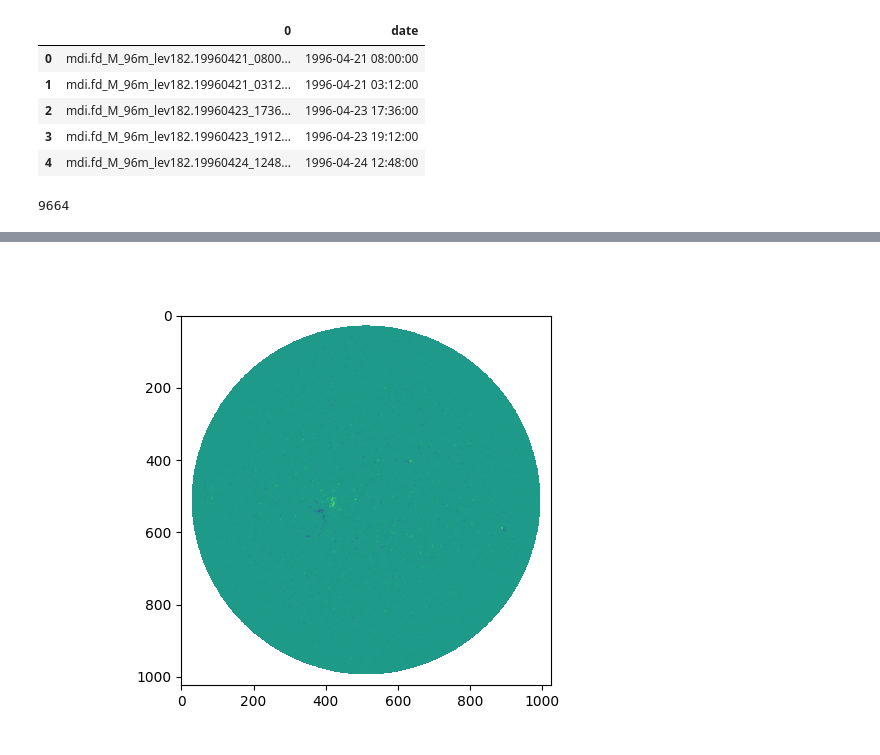
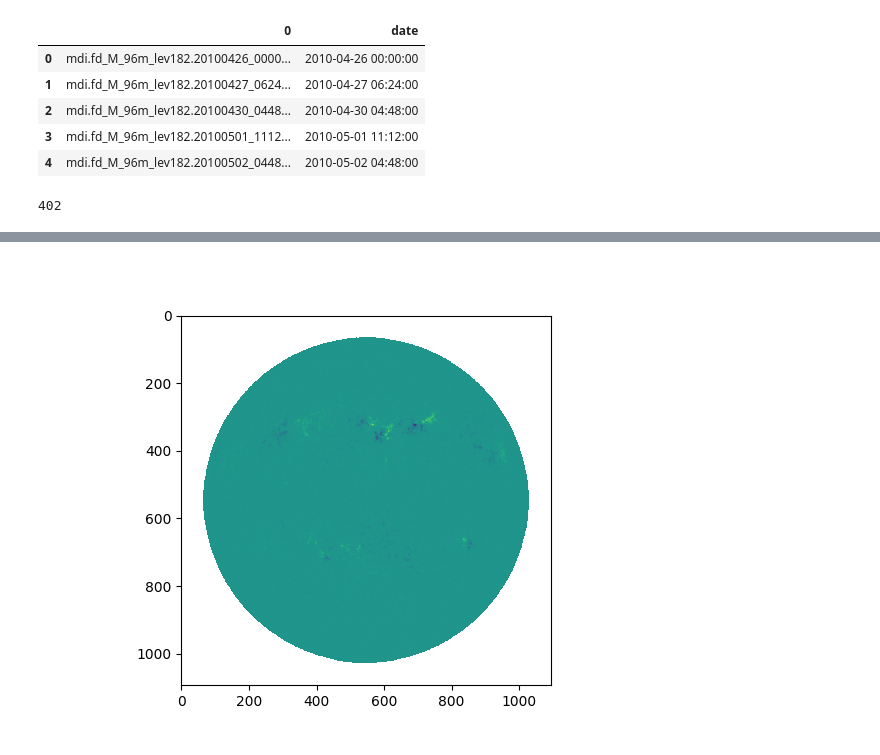
Before and after one commit to a11isonliu/contrastive-unpaired-translation, a Jupyter notebook: datasets/mdi2hmi/data_expl.ipynb, the cells around one changed output, grey strips where cells are left out. Saved outputs shown, nothing was run; the diff lists cells and outputs as text; code cells hidden in the pictures.

```diff
--- a/datasets/mdi2hmi/data_expl.ipynb
+++ b/datasets/mdi2hmi/data_expl.ipynb
@@ -8,7 +8,7 @@ import matplotlib.animation as animation
 # %%
 file_savepath = '/media/faraday/magnetograms_fd/'
 ds = 'mdi2hmi_small'
-trainA_path = './' + ds + '/trainA.csv'
+trainA_path = './' + ds + '/testA.csv'
 trainB_path = './' + ds + '/trainB.csv'
 mdi_ds = pd.read_csv(trainA_path, header=None)
 mdi_ds['date'] = pd.to_datetime(mdi_ds[0].str.split('.').str[2].str.strip('_TAI'), format='%Y%m%d_%H%M%S')
@@ -17,22 +17,28 @@ hmi_ds['date'] = hmi_ds[0].str.split('.').str[2].str.strip('_TAI')
 mdi_ds.head(5)
 # %% [output]
 |  | 0 | date |
-| 0 | mdi.fd_M_96m_lev182.19960421_0800... | 1996-04-21 08:00:00 |
-| 1 | mdi.fd_M_96m_lev182.19960421_0312... | 1996-04-21 03:12:00 |
-| 2 | mdi.fd_M_96m_lev182.19960423_1736... | 1996-04-23 17:36:00 |
-| 3 | mdi.fd_M_96m_lev182.19960423_1912... | 1996-04-23 19:12:00 |
-| 4 | mdi.fd_M_96m_lev182.19960424_1248... | 1996-04-24 12:48:00 |
+| 0 | mdi.fd_M_96m_lev182.20100426_0000... | 2010-04-26 00:00:00 |
+| 1 | mdi.fd_M_96m_lev182.20100427_0624... | 2010-04-27 06:24:00 |
+| 2 | mdi.fd_M_96m_lev182.20100430_0448... | 2010-04-30 04:48:00 |
+| 3 | mdi.fd_M_96m_lev182.20100501_1112... | 2010-05-01 11:12:00 |
+| 4 | mdi.fd_M_96m_lev182.20100502_0448... | 2010-05-02 04:48:00 |
 # %%
 mdi_ds.__len__()
 # %% [output]
-9664
+402
 # %%
-def get_magnetogram(n):
-    return np.load(file_savepath + 'mdi_fd/' + mdi_ds[0][n]), mdi_ds['date'][n]
+def get_magnetogram(n, ds):
+    if ds =='mdi':
+        return np.load(file_savepath + 'mdi_fd/' + mdi_ds[0][n]), mdi_ds['date'][n]
+    elif ds == 'hmi':
+        return np.load(file_savepath + 'hmi_fd/' + hmi_ds[0][n]), hmi_ds['date'][n]
 
-n = 4
-data, date = get_magnetogram(n)
+n = 400
+plt.figure()
+plt.clf()
+data, date = get_magnetogram(n, 'mdi')
 plt.imshow(data)
 print(date)
+print(np.nanmax(data), np.nanmin(data), np.nanmean(data))
 plt.show()
 # %% [output]
@@ -40 +47 @@ plt.show()
-[figure, old version]
+[figure, new version]
```
Also changed, not shown: parts of 2 cells of this notebook, 7 other files.
